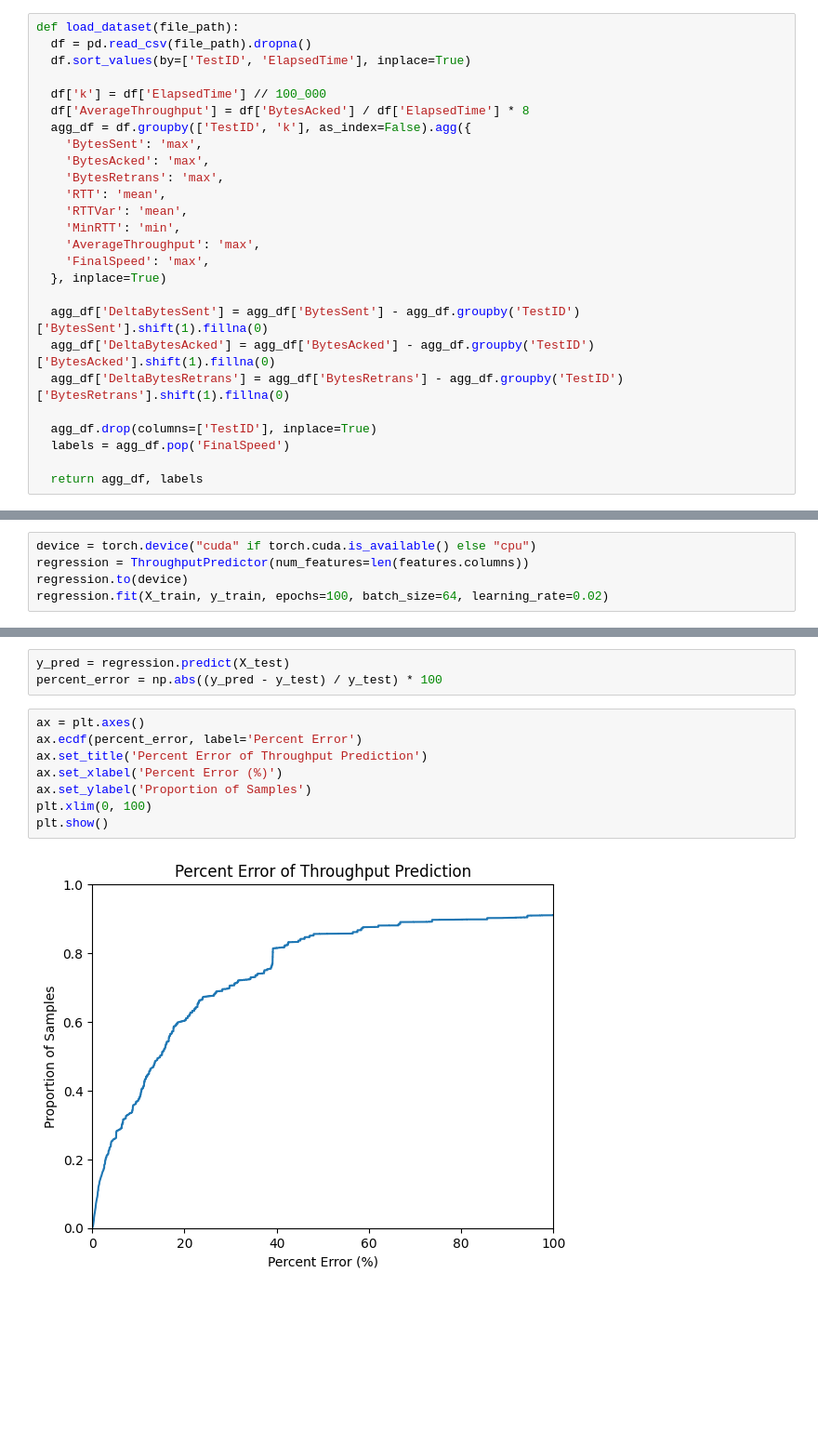
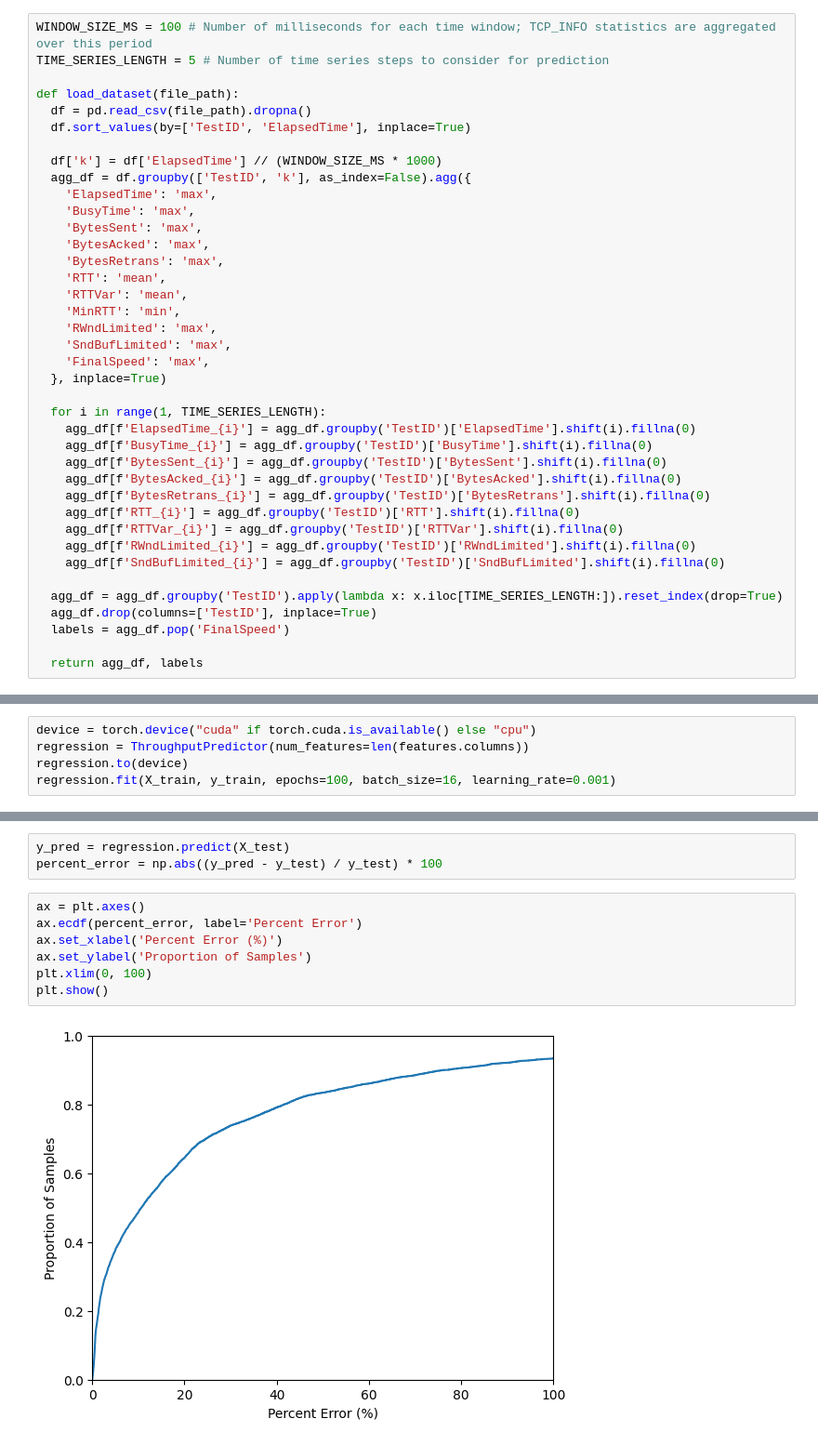
Before and after one commit to yuheho7749/netPeak, a Jupyter notebook: pipeline.ipynb, the cells around one changed output, grey strips where cells are left out. Shown at 93% size. Saved outputs shown, nothing was run; the diff lists cells and outputs as text; blank space fills up the shorter version.

Commit message:
Use time series for predictor

```diff
--- a/pipeline.ipynb
+++ b/pipeline.ipynb
@@ -9,27 +9,40 @@ from predictor import ThroughputPredictor
 # %% [markdown]
 # Data Loading
 # %%
+WINDOW_SIZE_MS = 100 # Number of milliseconds for each time window; TCP_INFO statistics are aggregated over this period
+TIME_SERIES_LENGTH = 5 # Number of time series steps to consider for prediction
+
 def load_dataset(file_path):
   df = pd.read_csv(file_path).dropna()
   df.sort_values(by=['TestID', 'ElapsedTime'], inplace=True)
 
-  df['k'] = df['ElapsedTime'] // 100_000
-  df['AverageThroughput'] = df['BytesAcked'] / df['ElapsedTime'] * 8
+  df['k'] = df['ElapsedTime'] // (WINDOW_SIZE_MS * 1000)
   agg_df = df.groupby(['TestID', 'k'], as_index=False).agg({
+    'ElapsedTime': 'max',
+    'BusyTime': 'max',
     'BytesSent': 'max',
     'BytesAcked': 'max',
     'BytesRetrans': 'max',
     'RTT': 'mean',
     'RTTVar': 'mean',
     'MinRTT': 'min',
-    'AverageThroughput': 'max',
+    'RWndLimited': 'max',
+    'SndBufLimited': 'max',
     'FinalSpeed': 'max',
   }, inplace=True)
 
-  agg_df['DeltaBytesSent'] = agg_df['BytesSent'] - agg_df.groupby('TestID')['BytesSent'].shift(1).fillna(0)
-  agg_df['DeltaBytesAcked'] = agg_df['BytesAcked'] - agg_df.groupby('TestID')['BytesAcked'].shift(1).fillna(0)
-  agg_df['DeltaBytesRetrans'] = agg_df['BytesRetrans'] - agg_df.groupby('TestID')['BytesRetrans'].shift(1).fillna(0)
+  for i in range(1, TIME_SERIES_LENGTH):
+    agg_df[f'ElapsedTime_{i}'] = agg_df.groupby('TestID')['ElapsedTime'].shift(i).fillna(0)
+    agg_df[f'BusyTime_{i}'] = agg_df.groupby('TestID')['BusyTime'].shift(i).fillna(0)
+    agg_df[f'BytesSent_{i}'] = agg_df.groupby('TestID')['BytesSent'].shift(i).fillna(0)
+    agg_df[f'BytesAcked_{i}'] = agg_df.groupby('TestID')['BytesAcked'].shift(i).fillna(0)
+    agg_df[f'BytesRetrans_{i}'] = agg_df.groupby('TestID')['BytesRetrans'].shift(i).fillna(0)
+    agg_df[f'RTT_{i}'] = agg_df.groupby('TestID')['RTT'].shift(i).fillna(0)
+    agg_df[f'RTTVar_{i}'] = agg_df.groupby('TestID')['RTTVar'].shift(i).fillna(0)
+    agg_df[f'RWndLimited_{i}'] = agg_df.groupby('TestID')['RWndLimited'].shift(i).fillna(0)
+    agg_df[f'SndBufLimited_{i}'] = agg_df.groupby('TestID')['SndBufLimited'].shift(i).fillna(0)
 
+  agg_df = agg_df.groupby('TestID').apply(lambda x: x.iloc[TIME_SERIES_LENGTH:]).reset_index(drop=True)
   agg_df.drop(columns=['TestID'], inplace=True)
   labels = agg_df.pop('FinalSpeed')
 
@@ -64,5 +77,5 @@ X_test = scaler.transform(X_test)
 device = torch.device("cuda" if torch.cuda.is_available() else "cpu")
 regression = ThroughputPredictor(num_features=len(features.columns))
 regression.to(device)
-regression.fit(X_train, y_train, epochs=100, batch_size=64, learning_rate=0.02)
+regression.fit(X_train, y_train, epochs=100, batch_size=16, learning_rate=0.001)
 # %% [output]
@@ -100,10 +115,9 @@ percent_error = np.abs((y_pred - y_test) / y_test) * 100
 # %%
 ax = plt.axes()
 ax.ecdf(percent_error, label='Percent Error')
-ax.set_title('Percent Error of Throughput Prediction')
 ax.set_xlabel('Percent Error (%)')
 ax.set_ylabel('Proportion of Samples')
 plt.xlim(0, 100)
 plt.show()
 # %% [output]
-[figure, old version]
+[figure, new version]
```
Also changed, not shown: parts of 3 cells of this notebook, 3 other files.
